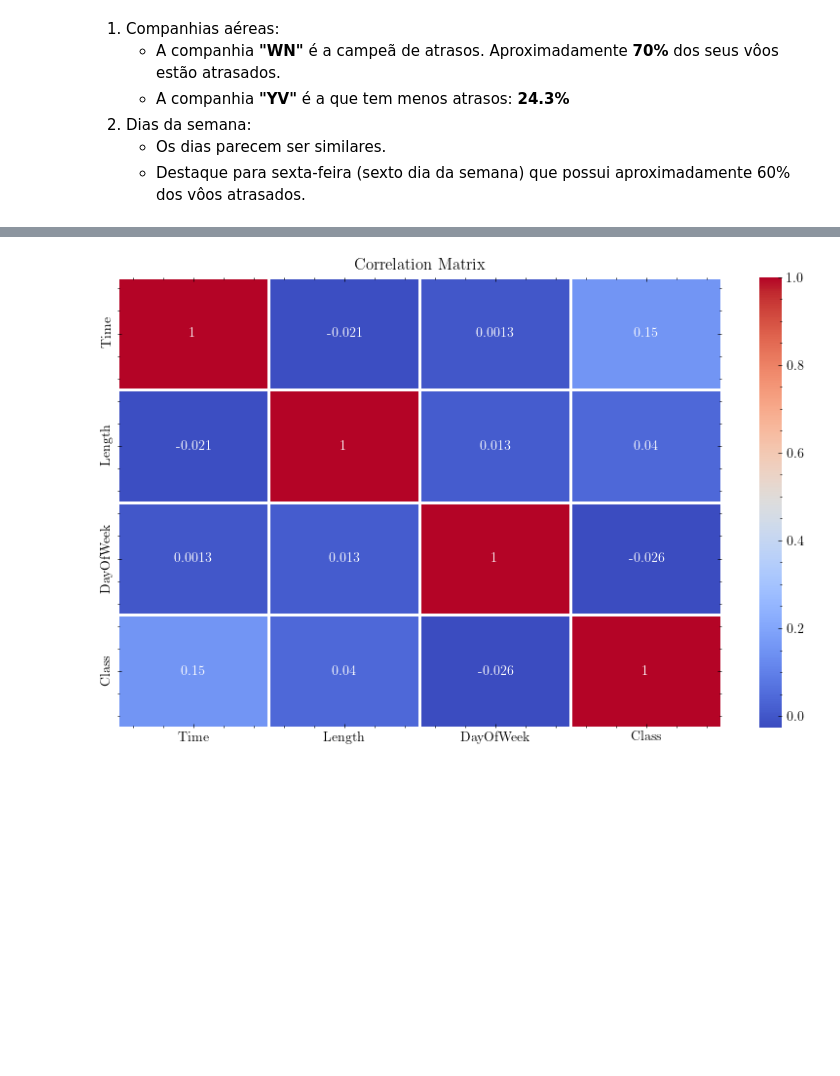
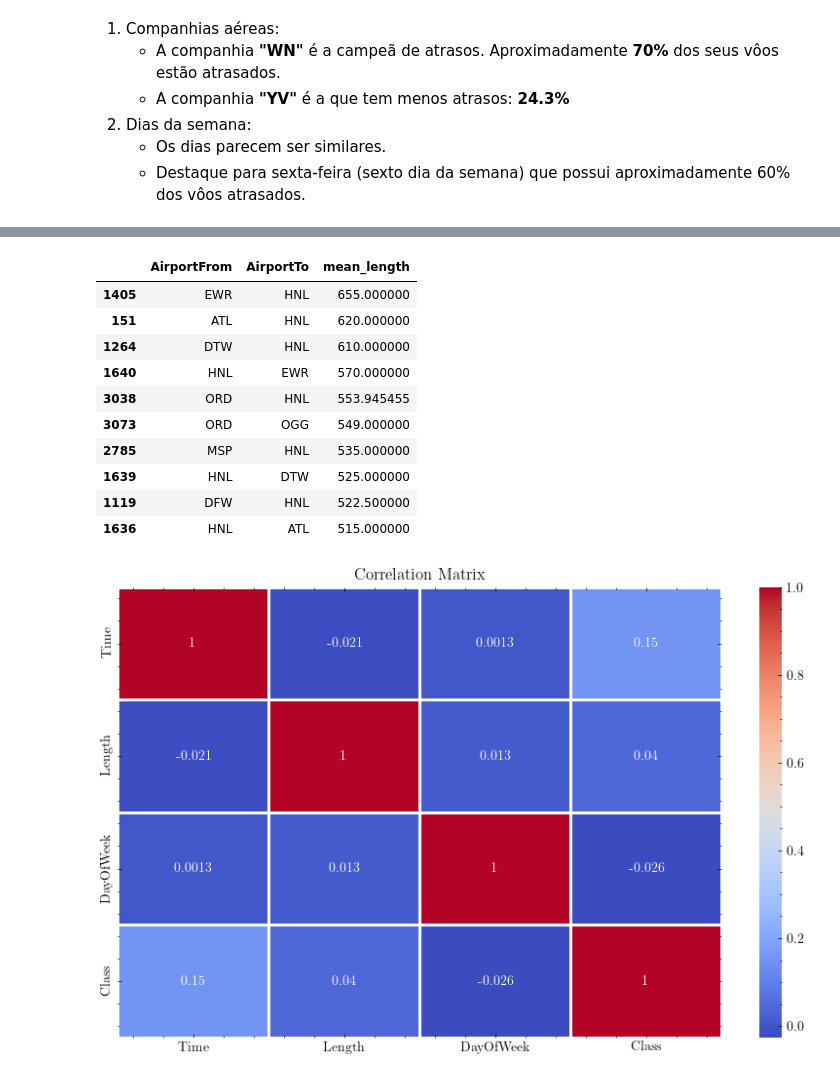
Before and after one commit to matheuscamposmt/airlines-delay, a Jupyter notebook: airlines_delay_notebook.ipynb, the cells around one changed output, grey strips where cells are left out. Drawn from its saved outputs; the diff is of its cells as text; code cells hidden in the pictures; blank space fills up the shorter version.

```diff
--- a/airlines_delay_notebook.ipynb
+++ b/airlines_delay_notebook.ipynb
@@ -110,3 +157,18 @@ plt.show()
+# %%
+airport_relation_length = airlines.groupby(['AirportFrom', 'AirportTo']).agg(mean_length=('Length', 'mean')).reset_index().sort_values(by='mean_length', ascending=False).head(10)
+airport_relation_length
+# %% [output]
+|  | AirportFrom | AirportTo | mean_length |
+| 1405 | EWR | HNL | 655.000000 |
+| 151 | ATL | HNL | 620.000000 |
+| 1264 | DTW | HNL | 610.000000 |
+| 1640 | HNL | EWR | 570.000000 |
+| 3038 | ORD | HNL | 553.945455 |
+| 3073 | ORD | OGG | 549.000000 |
+| 2785 | MSP | HNL | 535.000000 |
+| 1639 | HNL | DTW | 525.000000 |
+| 1119 | DFW | HNL | 522.500000 |
+| 1636 | HNL | ATL | 515.000000 |
 # %%
 #seaborn correlation matrix
 plt.figure(figsize=(10, 6))
```
Also changed, not shown: parts of 18 cells of this notebook.
